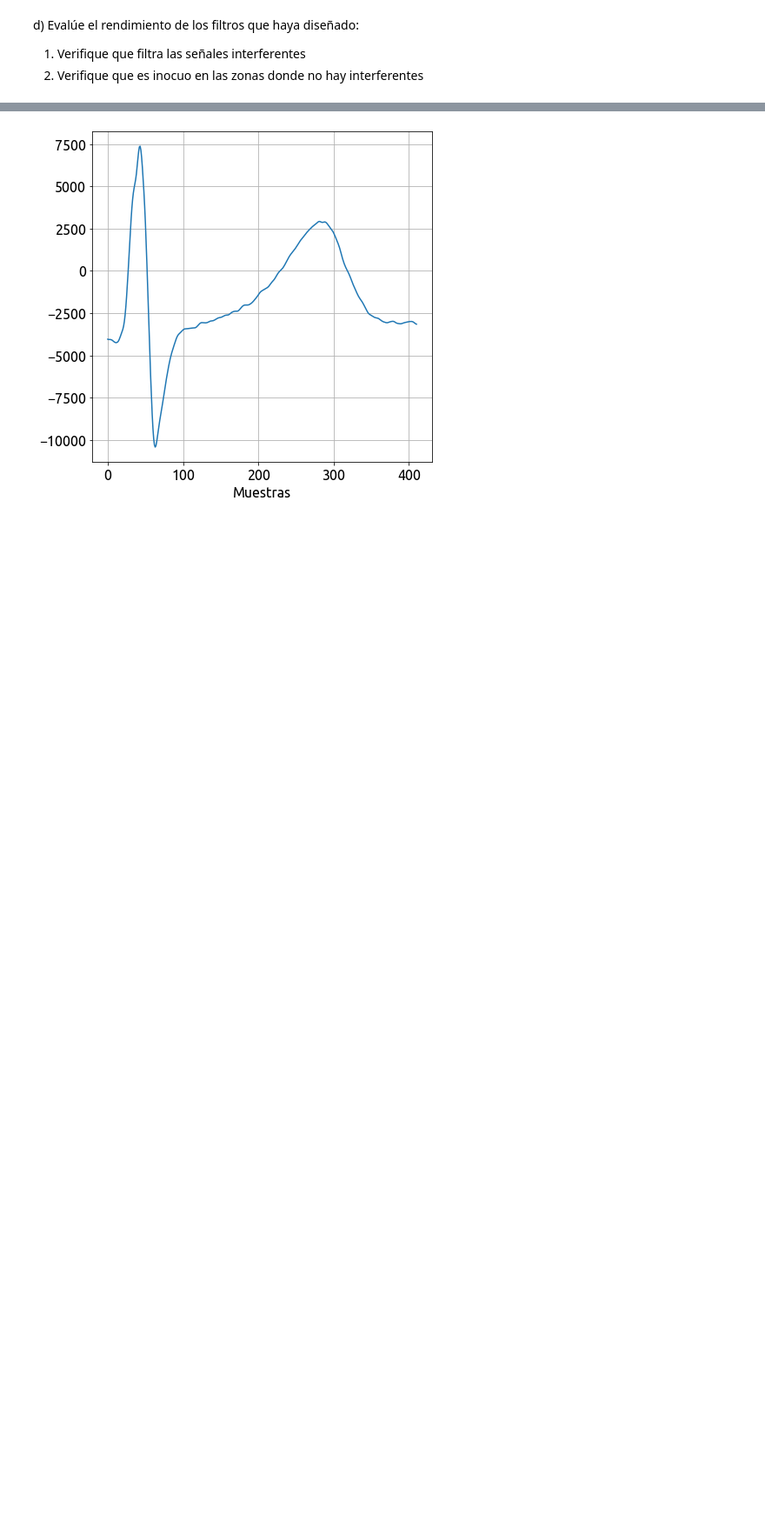
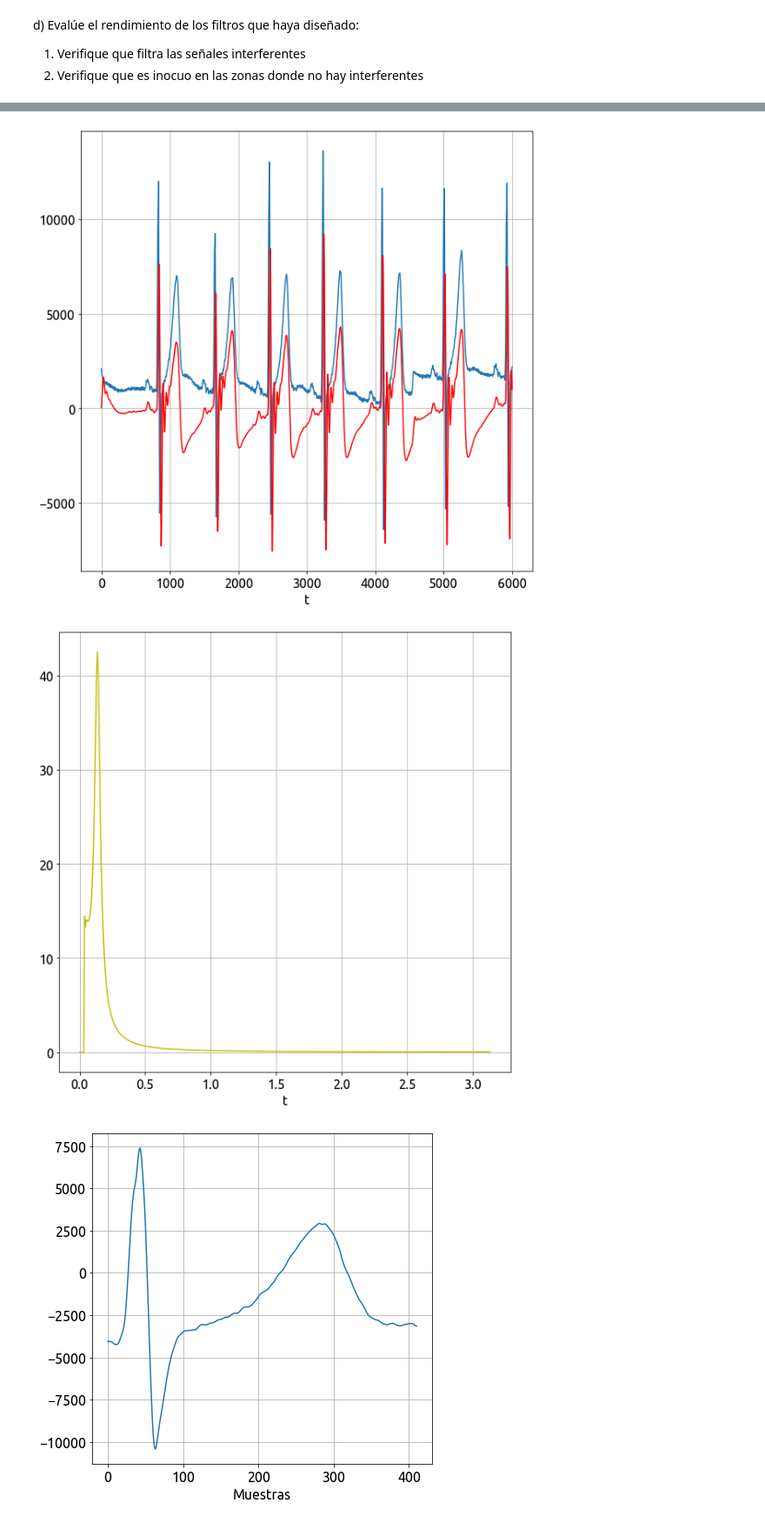
Before and after one commit to tomiambro/gibio, a Jupyter notebook: TP4 - Filtrado.ipynb, the cells around one changed output, grey strips where cells are left out. Shown at 87% size. Saved outputs shown, nothing was run; the diff lists cells and outputs as text; code cells hidden in the pictures; blank space fills up the shorter version.

Commit message:
Modifico el filtro para que no distorcione la señal en las zonas sin interferencia

```diff
--- a/TP4 - Filtrado.ipynb
+++ b/TP4 - Filtrado.ipynb
@@ -323,3 +312,33 @@ plt.show()
+# %%
+
+filtered = sig.sosfilt(sos, ecg_one_lead[int(zonas_sin_interf[0][0]/2):int(zonas_sin_interf[0][1]/2)], axis=0)
+b, a = sig.sos2tf(sos)
+w, gd = sig.group_delay((b, a))
+# print(gd)
+
+plt.figure(1)
+# Plot the original signal.
+plt.plot(ecg_one_lead[int(zonas_sin_interf[0][0]/2):int(zonas_sin_interf[0][1]/2)])
+# Plot the filtered signal
+plt.plot(filtered, 'r-')
+
+plt.xlabel('t')
+plt.grid(True)
+
+plt.show()
+
+
+plt.figure(2)
+# Plot the original signal.
+plt.plot(w, gd, 'y-')
+
+plt.xlabel('t')
+plt.grid(True)
+
+plt.show()
+# %% [output]
+[figure, added]
+[figure, added]
 # %%
 #####################################################
 # Analisis Espectral del latido normal mediante FFT #
```
Also changed, not shown: parts of 5 cells of this notebook.
